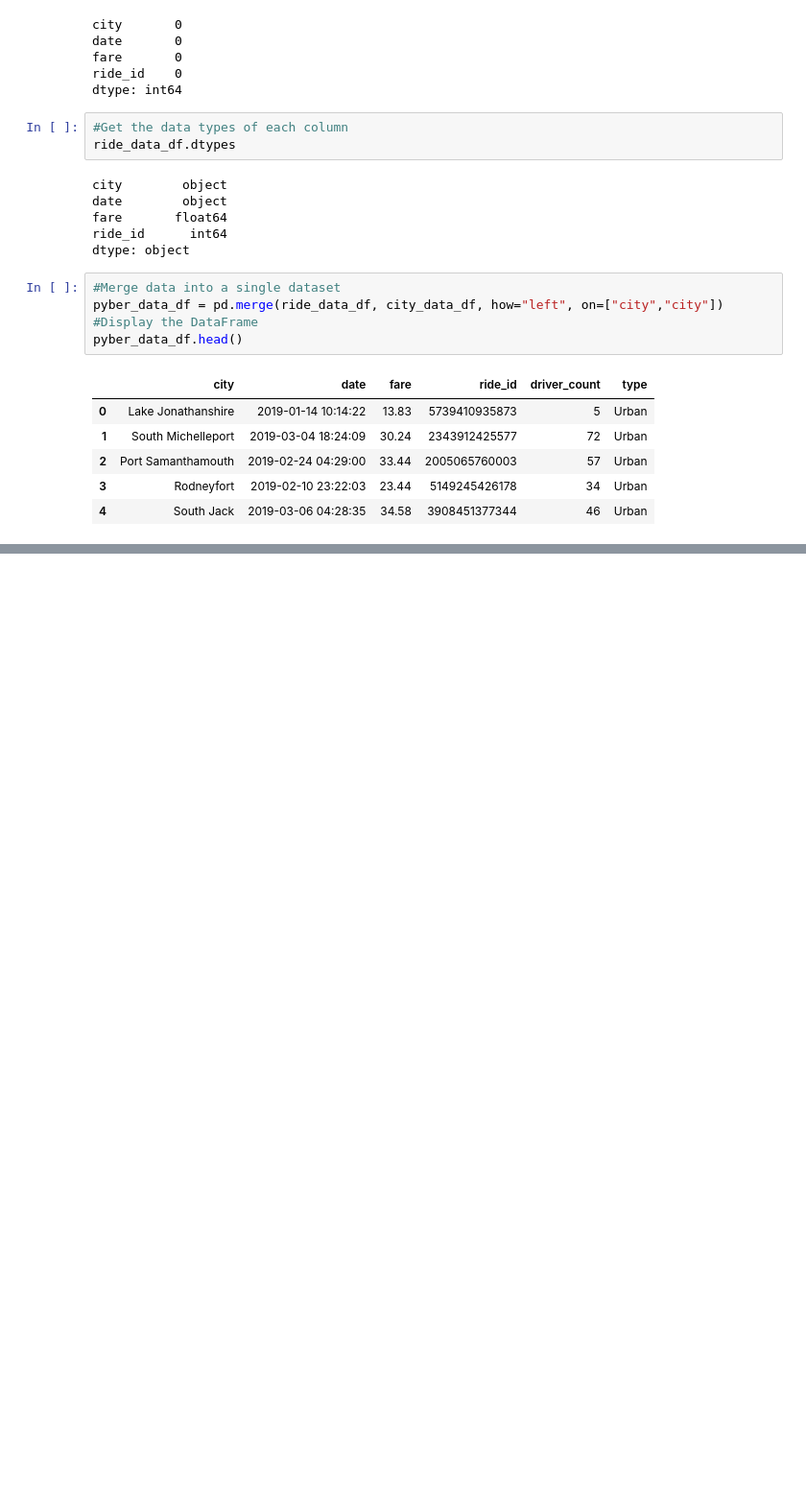
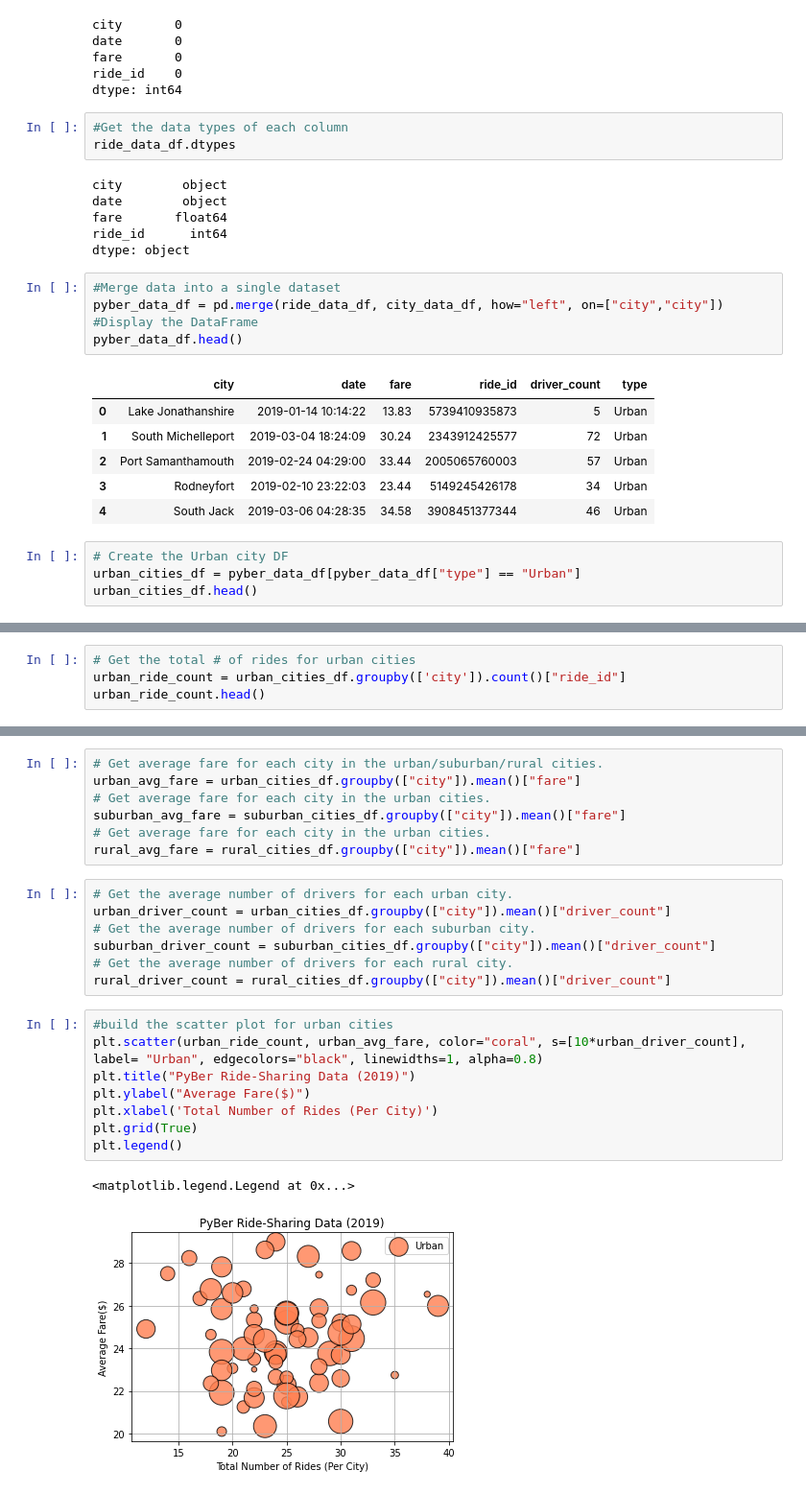
Before and after one commit to agregorash/PyBer_Analysis, a Jupyter notebook: PyBer.ipynb, the cells around one changed output, grey strips where cells are left out. Shown: that part at 96% size. Cells and saved outputs as stored; diff of their text form; blank space fills up the shorter version.

Commit message:
adding updated Pyber.ipynb and scatterplot

```diff
--- a/PyBer.ipynb
+++ b/PyBer.ipynb
@@ -111,3 +111,7 @@ pyber_data_df.head()
 | 2 | Port Samanthamouth | 2019-02-24 04:29:00 | 33.44 | 2005065760003 | 57 | Urban |
 | 3 | Rodneyfort | 2019-02-10 23:22:03 | 23.44 | 5149245426178 | 34 | Urban |
 | 4 | South Jack | 2019-03-06 04:28:35 | 34.58 | 3908451377344 | 46 | Urban |
+# %%
+# Create the Urban city DF
+urban_cities_df = pyber_data_df[pyber_data_df["type"] == "Urban"]
+urban_cities_df.head()
@@ -113,0 +137,4 @@ pyber_data_df.head()
+# %%
+# Get the total # of rides for urban cities
+urban_ride_count = urban_cities_df.groupby(['city']).count()["ride_id"]
+urban_ride_count.head()
@@ -113,0 +173,25 @@ pyber_data_df.head()
+# %%
+# Get average fare for each city in the urban/suburban/rural cities.
+urban_avg_fare = urban_cities_df.groupby(["city"]).mean()["fare"]
+# Get average fare for each city in the urban cities.
+suburban_avg_fare = suburban_cities_df.groupby(["city"]).mean()["fare"]
+# Get average fare for each city in the urban cities.
+rural_avg_fare = rural_cities_df.groupby(["city"]).mean()["fare"]
+# %%
+# Get the average number of drivers for each urban city.
+urban_driver_count = urban_cities_df.groupby(["city"]).mean()["driver_count"]
+# Get the average number of drivers for each suburban city.
+suburban_driver_count = suburban_cities_df.groupby(["city"]).mean()["driver_count"]
+# Get the average number of drivers for each rural city.
+rural_driver_count = rural_cities_df.groupby(["city"]).mean()["driver_count"]
+# %%
+#build the scatter plot for urban cities
+plt.scatter(urban_ride_count, urban_avg_fare, color="coral", s=[10*urban_driver_count], label= "Urban", edgecolors="black", linewidths=1, alpha=0.8)
+plt.title("PyBer Ride-Sharing Data (2019)")
+plt.ylabel("Average Fare($)")
+plt.xlabel('Total Number of Rides (Per City)')
+plt.grid(True)
+plt.legend()
+# %% [output]
+<matplotlib.legend.Legend at 0x...>
+[figure, added]
```
Also changed, not shown: parts of 8 cells of this notebook, 1 other file.
